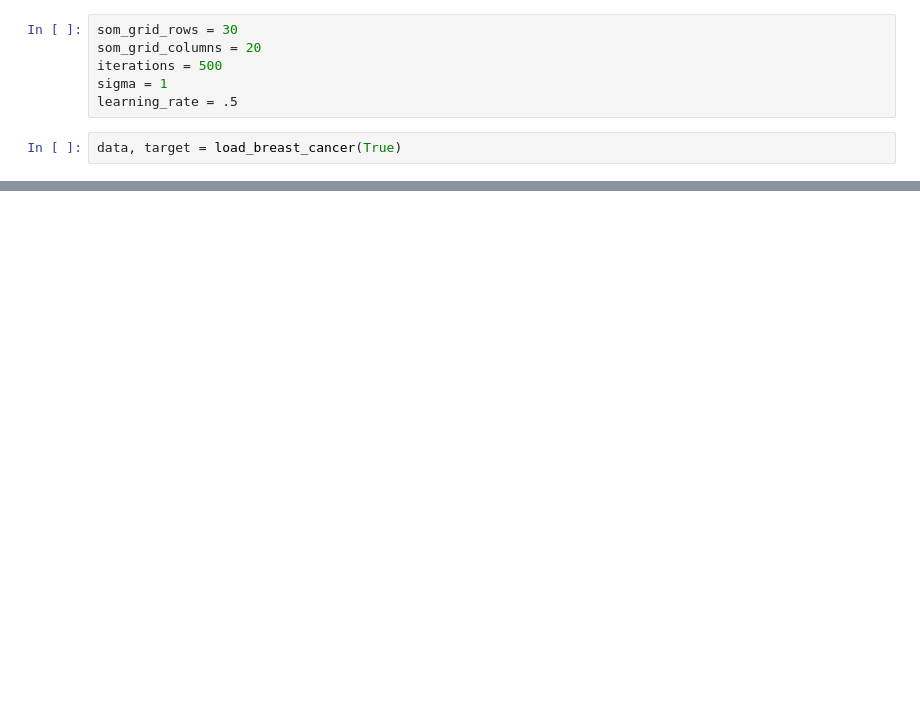
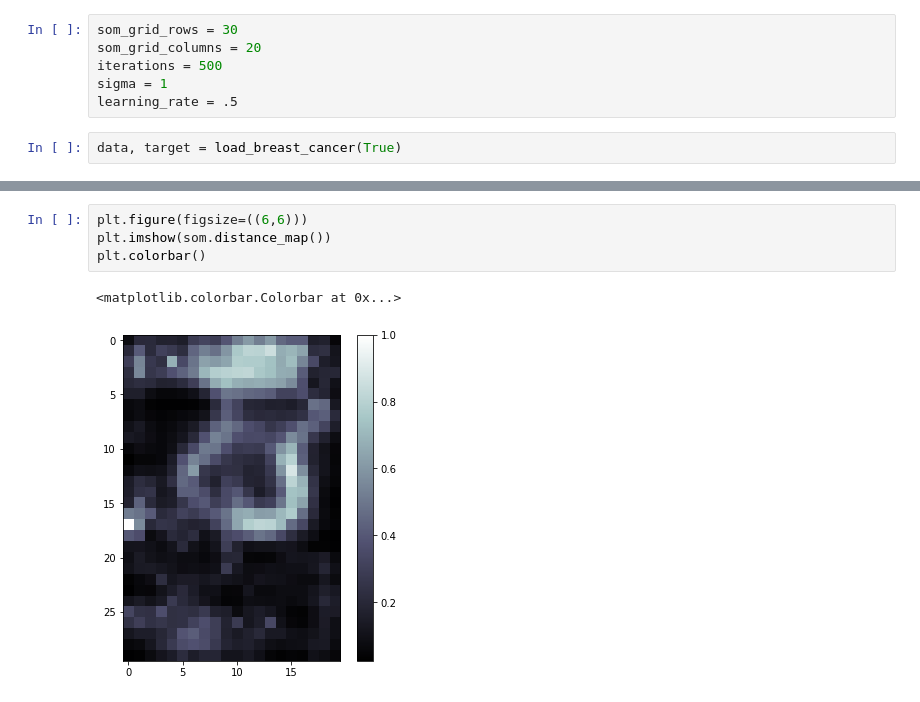
Before and after one commit to qSergio/Tutorial-Multiclases, a Jupyter notebook: Ejemplos/Untitled.ipynb, the cells around one changed output, grey strips where cells are left out. Saved outputs shown, nothing was run; the diff lists cells and outputs as text; blank space fills up the shorter version.

```diff
--- a/Ejemplos/Untitled.ipynb
+++ b/Ejemplos/Untitled.ipynb
@@ -54,0 +68,7 @@ NameError: name 'markerfacecolor' is not defined
+# %%
+plt.figure(figsize=((6,6)))
+plt.imshow(som.distance_map())
+plt.colorbar()
+# %% [output]
+<matplotlib.colorbar.Colorbar at 0x...>
+[figure, added]
```
Also changed, not shown: parts of 13 cells of this notebook.
